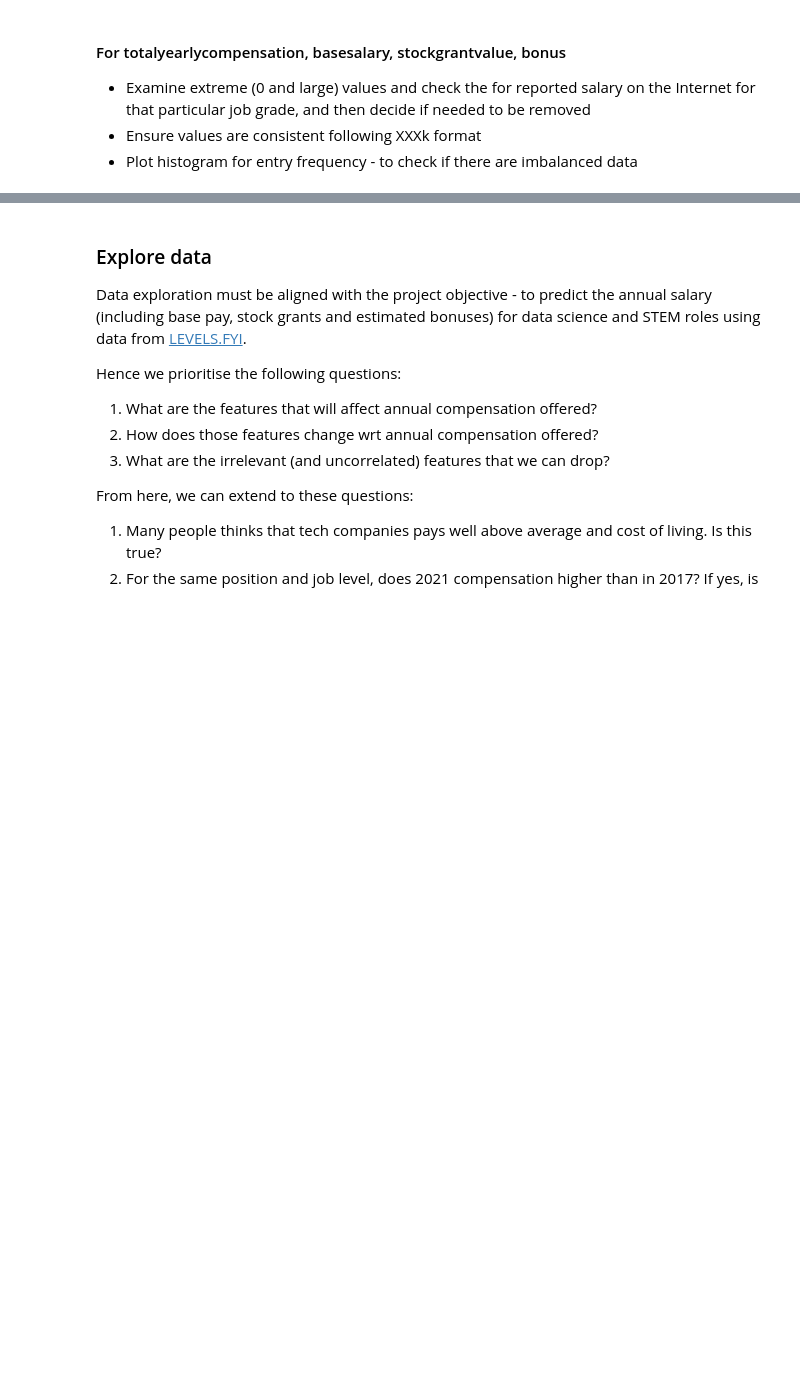
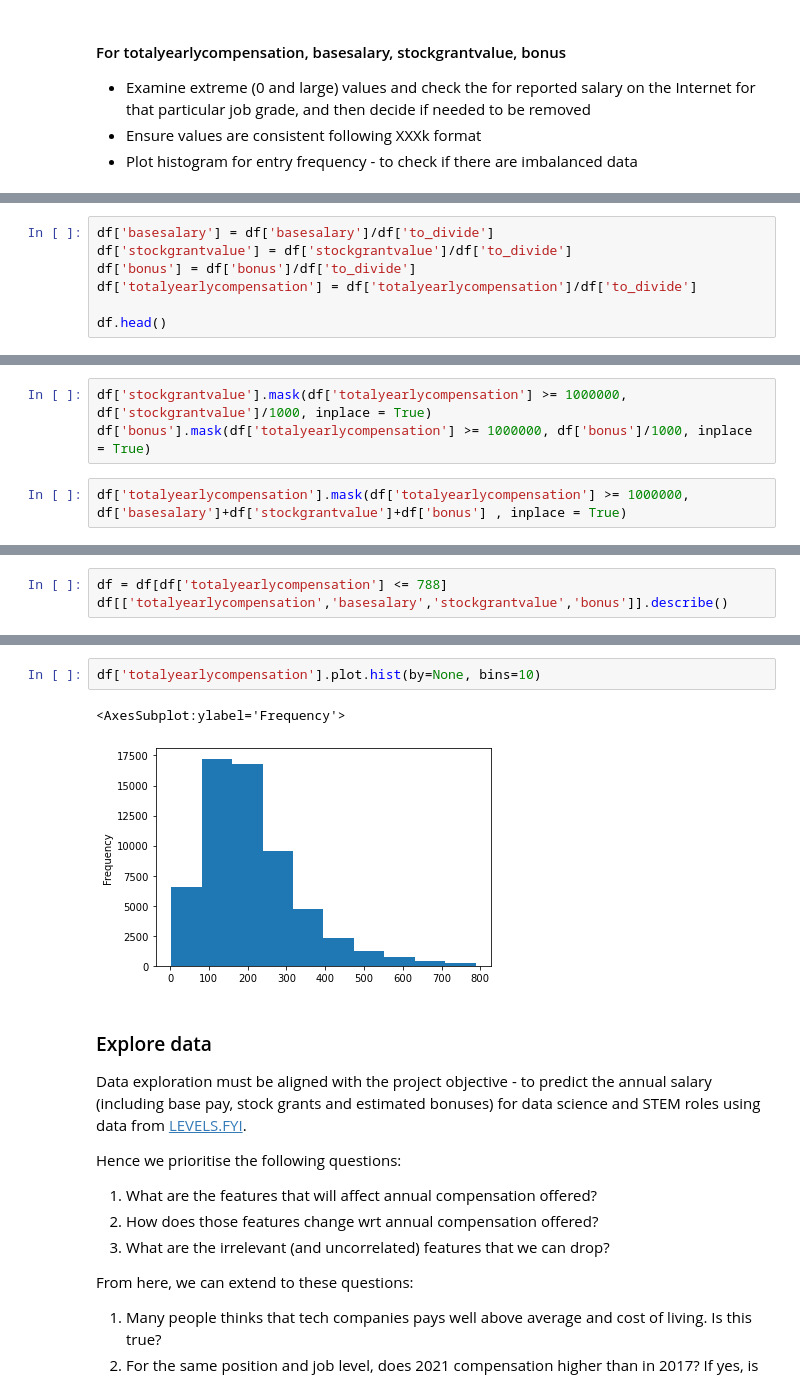
Before and after one commit to yuenherny/um-wqd7003-ds-salary-analysis, a Jupyter notebook: notebook-analysis/master/[Master] DS & STEM Salary Analysis.ipynb, the cells around one changed output, grey strips where cells are left out. Drawn from its saved outputs; the diff is of its cells as text; blank space fills up the shorter version.

```diff
--- a/notebook-analysis/master/[Master] DS & STEM Salary Analysis.ipynb
+++ b/notebook-analysis/master/[Master] DS & STEM Salary Analysis.ipynb
@@ -310,0 +432,7 @@ Shiling to fill in here
+# %%
+df['basesalary'] = df['basesalary']/df['to_divide']
+df['stockgrantvalue'] = df['stockgrantvalue']/df['to_divide']
+df['bonus'] = df['bonus']/df['to_divide']
+df['totalyearlycompensation'] = df['totalyearlycompensation']/df['to_divide']
+
+df.head()
@@ -310,0 +464,5 @@ Shiling to fill in here
+# %%
+df['stockgrantvalue'].mask(df['totalyearlycompensation'] >= 1000000, df['stockgrantvalue']/1000, inplace = True)
+df['bonus'].mask(df['totalyearlycompensation'] >= 1000000, df['bonus']/1000, inplace = True)
+# %%
+df['totalyearlycompensation'].mask(df['totalyearlycompensation'] >= 1000000, df['basesalary']+df['stockgrantvalue']+df['bonus'] , inplace = True)
@@ -310,0 +498,3 @@ Shiling to fill in here
+# %%
+df = df[df['totalyearlycompensation'] <= 788]
+df[['totalyearlycompensation','basesalary','stockgrantvalue','bonus']].describe()
@@ -311,3 +511,8 @@ Shiling to fill in here
+# %%
+df['totalyearlycompensation'].plot.hist(by=None, bins=10)
+# %% [output]
+<AxesSubplot:ylabel='Frequency'>
+[figure, added]
 # %% [markdown]
 ### Explore data
 
```
Also changed, not shown: parts of 27 cells of this notebook.
